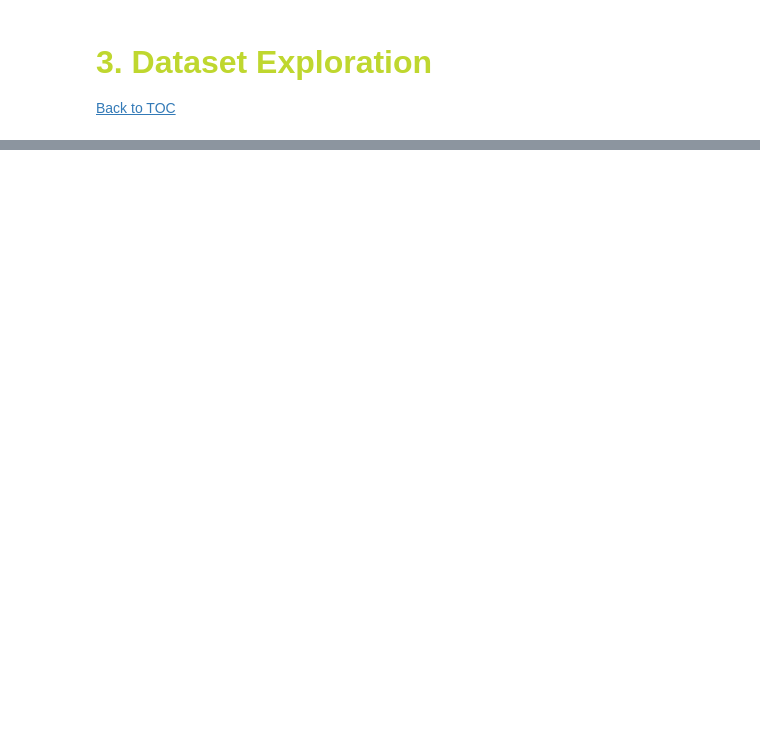
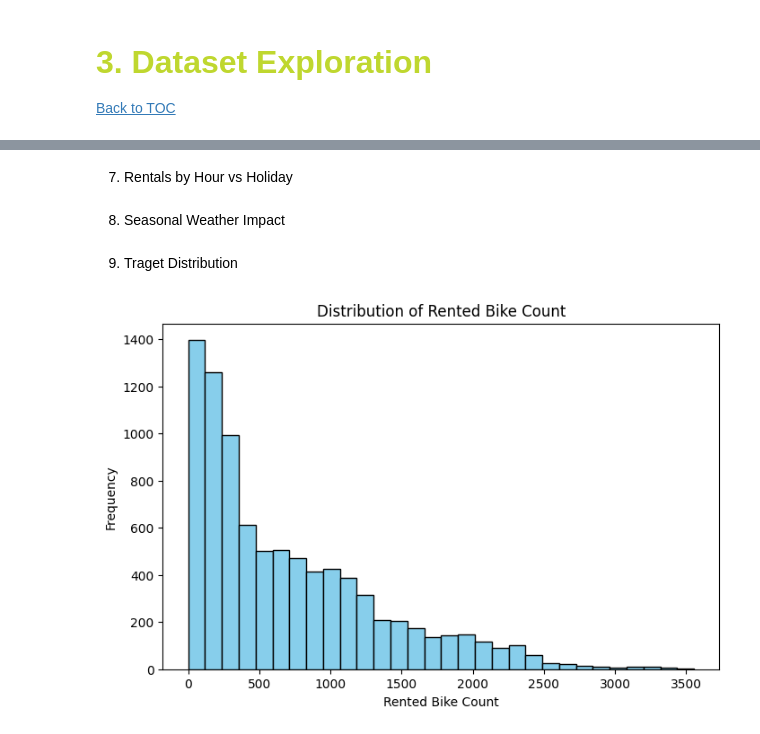
Before and after one commit to beatrizmarques2005/big-data-analysis, a Jupyter notebook: notebooks/Bikes/01_exploration.ipynb, the cells around one changed output, grey strips where cells are left out. Cells and saved outputs as stored; diff of their text form; code cells hidden in the pictures; blank space fills up the shorter version.

```diff
--- a/notebooks/Bikes/01_exploration.ipynb
+++ b/notebooks/Bikes/01_exploration.ipynb
@@ -45 +155,9 @@ seoul_bikes_original = pd.read_csv(
+# %%
+data_path = "../../data/raw/SeoulBikeData.csv"
+# %%
+seoul_bikes_original = spark.read.load(data_path,
+                     format      = "csv",
+                     sep         = ",",
+                     inferSchema = "true",
+                     header      = "true")
 # %%
@@ -55,0 +169,3 @@ seoul_bikes = seoul_bikes_original.copy()
+# %%
+# Making a copy to save the original file
+seoul_bikes = seoul_bikes_original.alias('seoul_bikes')
@@ -56,3 +185,12 @@ seoul_bikes = seoul_bikes_original.copy()
+# %%
+seoul_bikes = seoul_bikes.select(
+    [col(c).alias(c.replace(" ", "_")
+                  .replace("(", "")
+                  .replace(")", "")
+                  .replace("�", "_")
+                  .replace("/", "")
+                  .replace("%", "_Percentage")) for c in seoul_bikes.columns]
+)
 # %% [markdown]
 # <font color='#BFD72F' size=6>**3. Dataset Exploration**</font> <a class="anchor" id="3"></a>
 
@@ -59,0 +414,2 @@ seoul_bikes = seoul_bikes_original.copy()
+# %% [markdown]
+7. Rentals by Hour vs Holiday
@@ -59,0 +423,2 @@ seoul_bikes = seoul_bikes_original.copy()
+# %% [markdown]
+8. Seasonal Weather Impact
@@ -59,0 +431,14 @@ seoul_bikes = seoul_bikes_original.copy()
+# %% [markdown]
+9. Traget Distribution
+# %%
+# Target Distribution
+pdf = seoul_bikes.select("Rented_Bike_Count").toPandas()
+
+plt.figure(figsize=(8,5))
+plt.hist(pdf["Rented_Bike_Count"], bins=30, color='skyblue', edgecolor='black')
+plt.title("Distribution of Rented Bike Count")
+plt.xlabel("Rented Bike Count")
+plt.ylabel("Frequency")
+plt.show()
+# %% [output]
+[figure, added]
```
Also changed, not shown: parts of 31 cells of this notebook, 3 other files.
